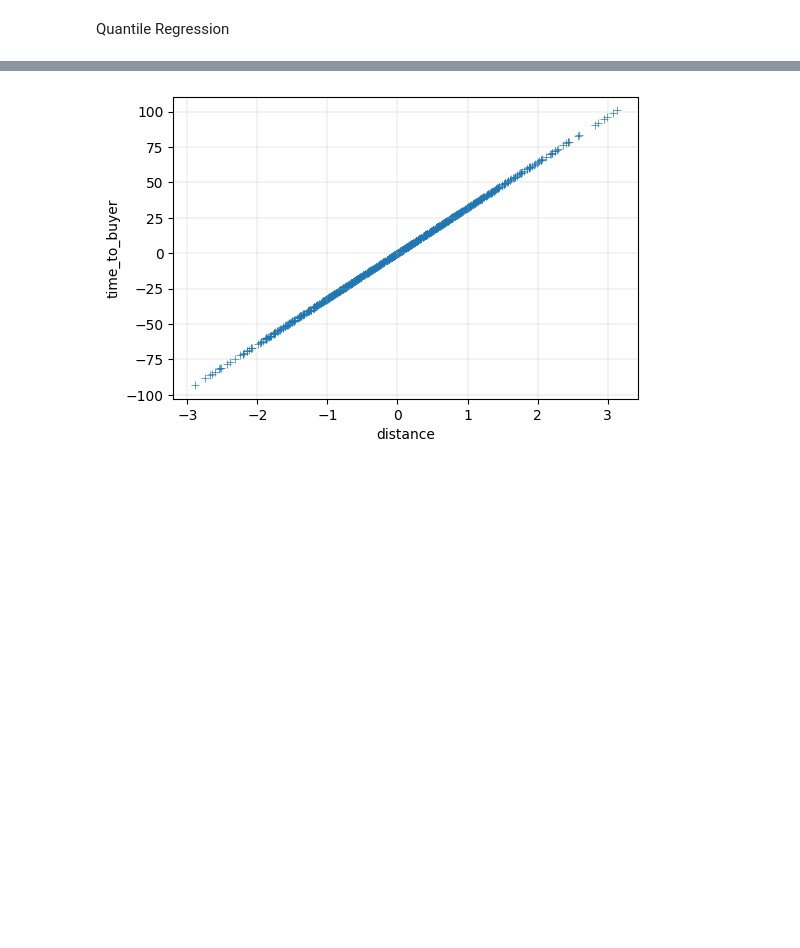
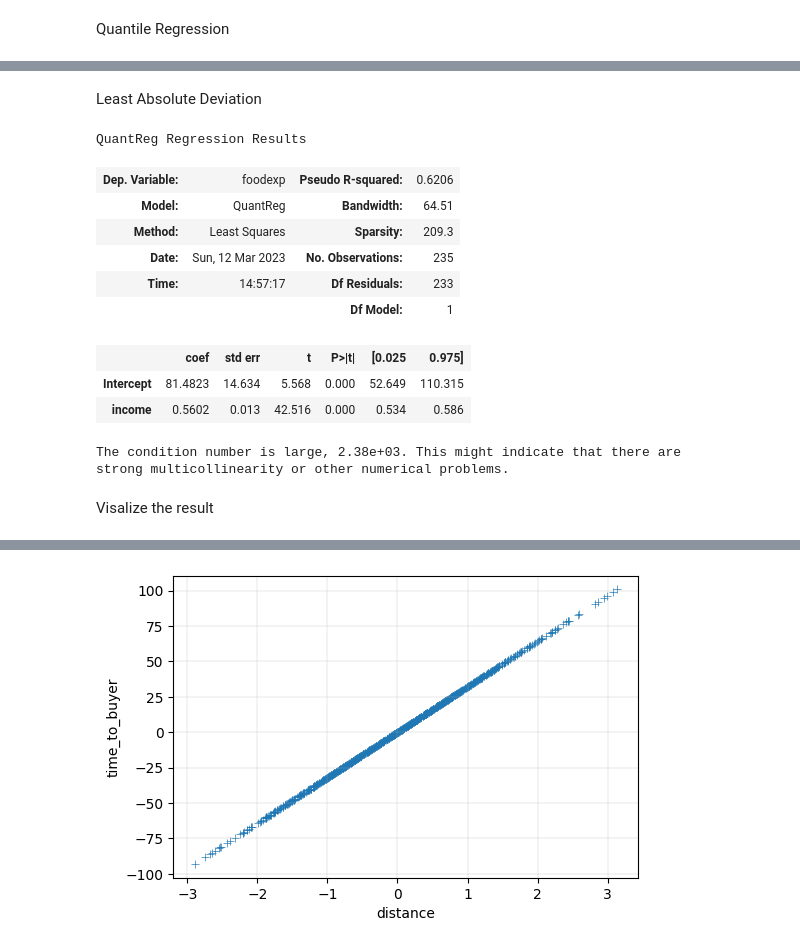
Before and after one commit to vbanai/Linear_and_Logistic_Regression_Projects, a Jupyter notebook: Tabular_playground_2021_linear_regression.ipynb, the cells around one changed output, grey strips where cells are left out. Saved outputs shown, nothing was run; the diff lists cells and outputs as text; code cells hidden in the pictures; blank space fills up the shorter version.

```diff
--- a/Tabular_playground_2021_linear_regression.ipynb
+++ b/Tabular_playground_2021_linear_regression.ipynb
@@ -1456,3 +1456,8 @@ BEST RESULT WITH 3 FOLD CV and YJ TRANSFORMATION: 0.59 for MAE, 0.50 for MSE, 0.
 ####################### End of the project #############################
 # %% [markdown]
 Quantile Regression
+# %%
+import statsmodels.api as sm
+import statsmodels.formula.api as smf
+data = sm.datasets.engel.load_pandas().data
+data.head()
@@ -1458,0 +1471,21 @@ Quantile Regression
+# %% [markdown]
+Least Absolute Deviation
+# %%
+model=smf.quantreg("foodexp~income", data)
+res=model.fit(q=0.5)
+res.summary()
+# %% [output]
+QuantReg Regression Results
+| Dep. Variable: | foodexp | Pseudo R-squared: | 0.6206 |
+| Model: | QuantReg | Bandwidth: | 64.51 |
+| Method: | Least Squares | Sparsity: | 209.3 |
+| Date: | Sun, 12 Mar 2023 | No. Observations: | 235 |
+| Time: | 14:57:17 | Df Residuals: | 233 |
+|  |  | Df Model: | 1 |
+|  | coef | std err | t | P>|t| | [0.025 | 0.975] |
+| Intercept | 81.4823 | 14.634 | 5.568 | 0.000 | 52.649 | 110.315 |
+| income | 0.5602 | 0.013 | 42.516 | 0.000 | 0.534 | 0.586 |
+The condition number is large, 2.38e+03. This might indicate that there are
+strong multicollinearity or other numerical problems.
+# %% [markdown]
+Visalize the result
```
Also changed, not shown: parts of 4 cells of this notebook.
